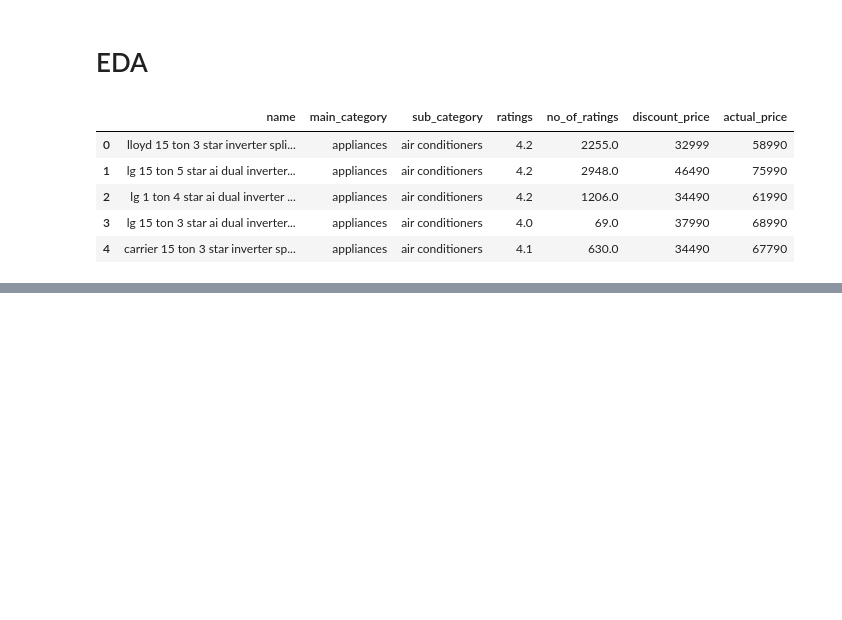
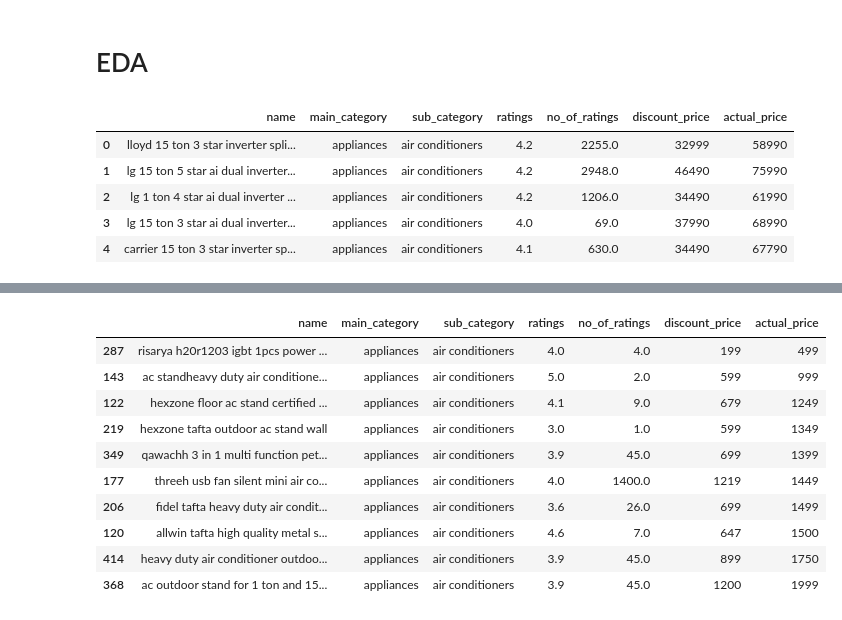
Before and after one commit to RafifaSahirah/AI-Shopping-Assistant, a Jupyter notebook: notebook/preprocessing.ipynb, the cells around one changed output, grey strips where cells are left out. Cells and saved outputs as stored; diff of their text form; code cells hidden in the pictures; blank space fills up the shorter version.

```diff
--- a/notebook/preprocessing.ipynb
+++ b/notebook/preprocessing.ipynb
@@ -311,0 +284,16 @@ Passing `palette` without assigning `hue` is deprecated and will be removed in v
+# %%
+# Check top affordable of product
+top_affordable = df[(df["sub_category"] == "air conditioners")].sort_values(by="actual_price", ascending=True).head(50)
+top_affordable.head(10)
+# %% [output]
+|  | name | main_category | sub_category | ratings | no_of_ratings | discount_price | actual_price |
+| 287 | risarya h20r1203 igbt 1pcs power ... | appliances | air conditioners | 4.0 | 4.0 | 199 | 499 |
+| 143 | ac standheavy duty air conditione... | appliances | air conditioners | 5.0 | 2.0 | 599 | 999 |
+| 122 | hexzone floor ac stand certified ... | appliances | air conditioners | 4.1 | 9.0 | 679 | 1249 |
+| 219 | hexzone tafta outdoor ac stand wall | appliances | air conditioners | 3.0 | 1.0 | 599 | 1349 |
+| 349 | qawachh 3 in 1 multi function pet... | appliances | air conditioners | 3.9 | 45.0 | 699 | 1399 |
+| 177 | threeh usb fan silent mini air co... | appliances | air conditioners | 4.0 | 1400.0 | 1219 | 1449 |
+| 206 | fidel tafta heavy duty air condit... | appliances | air conditioners | 3.6 | 26.0 | 699 | 1499 |
+| 120 | allwin tafta high quality metal s... | appliances | air conditioners | 4.6 | 7.0 | 647 | 1500 |
+| 414 | heavy duty air conditioner outdoo... | appliances | air conditioners | 3.9 | 45.0 | 899 | 1750 |
+| 368 | ac outdoor stand for 1 ton and 15... | appliances | air conditioners | 3.9 | 45.0 | 1200 | 1999 |
```
Also changed, not shown: parts of 12 cells of this notebook.
